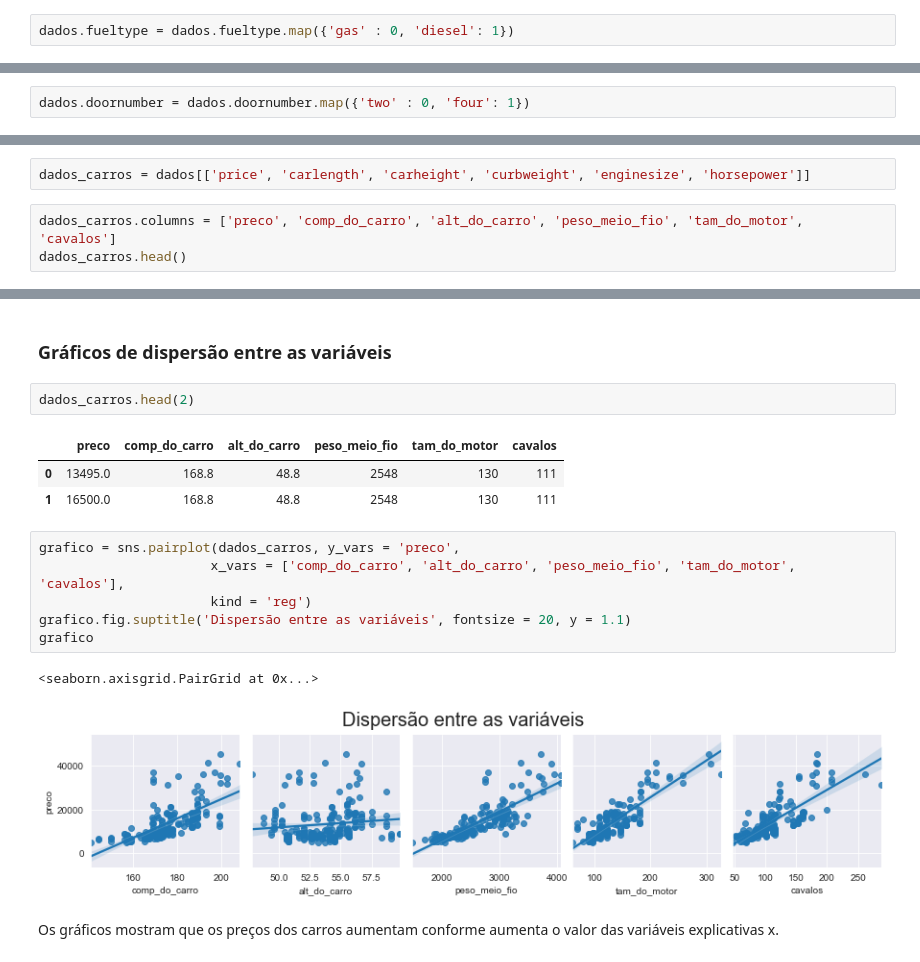
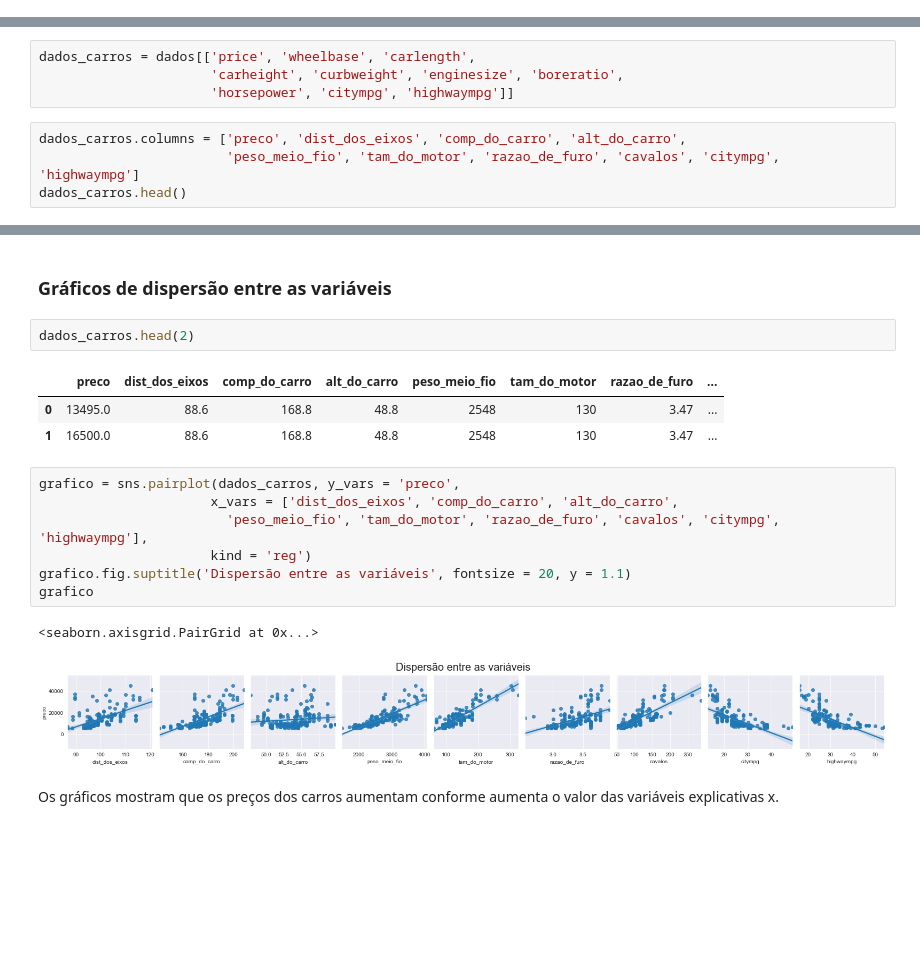
Before and after one commit to f3lipelapa/Analise-de-dados, a Jupyter notebook: Regressão Linear/Carros/Previsao_precos_de_carros.ipynb, the cells around one changed output, grey strips where cells are left out. Drawn from its saved outputs; the diff is of its cells as text; blank space fills up the shorter version.

```diff
--- a/Regressão Linear/Carros/Previsao_precos_de_carros.ipynb
+++ b/Regressão Linear/Carros/Previsao_precos_de_carros.ipynb
@@ -27,2 +20,0 @@ array(['gas', 'diesel'], dtype=object)
-# %%
-dados.fueltype = dados.fueltype.map({'gas' : 0, 'diesel': 1})
@@ -39,2 +20,0 @@ array(['two', 'four'], dtype=object)
-# %%
-dados.doornumber = dados.doornumber.map({'two' : 0, 'four': 1})
@@ -87,8 +66,11 @@ Pela tabela podemos ver que fueltype (tipo de combustível) tem correlação de
 # %% [markdown]
 #### Selecionando e trocando nomes das variáveis
 # %%
-dados_carros = dados[['price', 'carlength', 'carheight', 'curbweight', 'enginesize', 'horsepower']]
+dados_carros = dados[['price', 'wheelbase', 'carlength',
+                      'carheight', 'curbweight', 'enginesize', 'boreratio',
+                      'horsepower', 'citympg', 'highwaympg']]
 # %%
-dados_carros.columns = ['preco', 'comp_do_carro', 'alt_do_carro', 'peso_meio_fio', 'tam_do_motor', 'cavalos']
+dados_carros.columns = ['preco', 'dist_dos_eixos', 'comp_do_carro', 'alt_do_carro',
+                        'peso_meio_fio', 'tam_do_motor', 'razao_de_furo', 'cavalos', 'citympg', 'highwaympg']
 dados_carros.head()
 # %% [output]
@@ -130,18 +112,19 @@ Com o distplot, é possível perceber que a variável y possui uma distribuiçã
 # %%
 dados_carros.head(2)
 # %% [output]
-|  | preco | comp_do_carro | alt_do_carro | peso_meio_fio | tam_do_motor | cavalos |
-| 0 | 13495.0 | 168.8 | 48.8 | 2548 | 130 | 111 |
-| 1 | 16500.0 | 168.8 | 48.8 | 2548 | 130 | 111 |
+|  | preco | dist_dos_eixos | comp_do_carro | alt_do_carro | peso_meio_fio | tam_do_motor | razao_de_furo | ... |
+| 0 | 13495.0 | 88.6 | 168.8 | 48.8 | 2548 | 130 | 3.47 | ... |
+| 1 | 16500.0 | 88.6 | 168.8 | 48.8 | 2548 | 130 | 3.47 | ... |
 # %%
 grafico = sns.pairplot(dados_carros, y_vars = 'preco',
-                      x_vars = ['comp_do_carro', 'alt_do_carro', 'peso_meio_fio', 'tam_do_motor', 'cavalos'],
+                      x_vars = ['dist_dos_eixos', 'comp_do_carro', 'alt_do_carro',
+                        'peso_meio_fio', 'tam_do_motor', 'razao_de_furo', 'cavalos', 'citympg', 'highwaympg'],
                       kind = 'reg')
 grafico.fig.suptitle('Dispersão entre as variáveis', fontsize = 20, y = 1.1)
 grafico
 # %% [output]
 <seaborn.axisgrid.PairGrid at 0x...>
-[figure, old version]
+[figure, new version]
 # %% [markdown]
 Os gráficos mostram que os preços dos carros aumentam conforme aumenta o valor das variáveis explicativas x.
 # %% [markdown]
```
Also changed, not shown: parts of 35 cells of this notebook.
